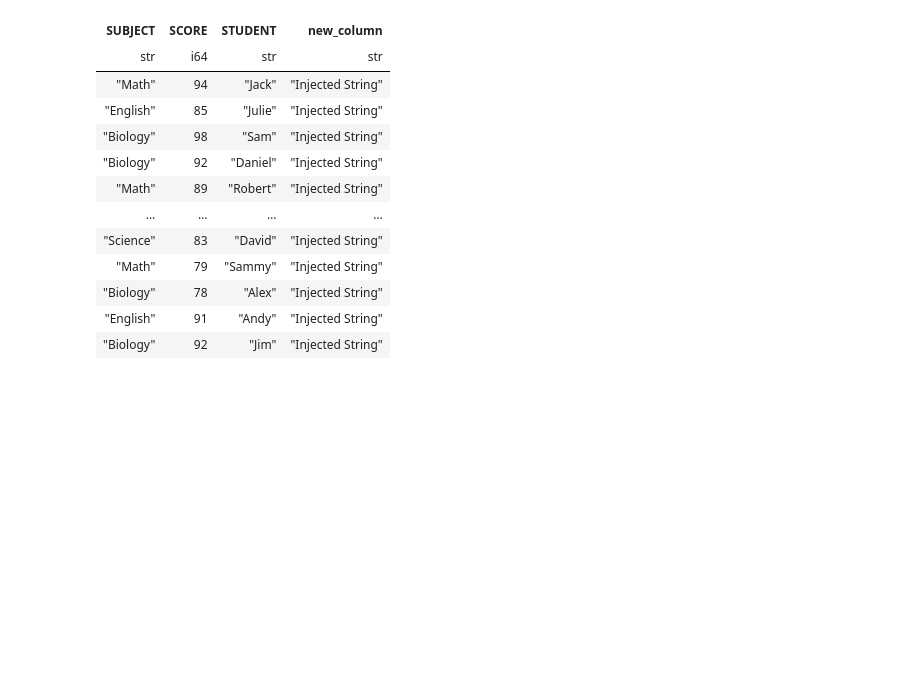
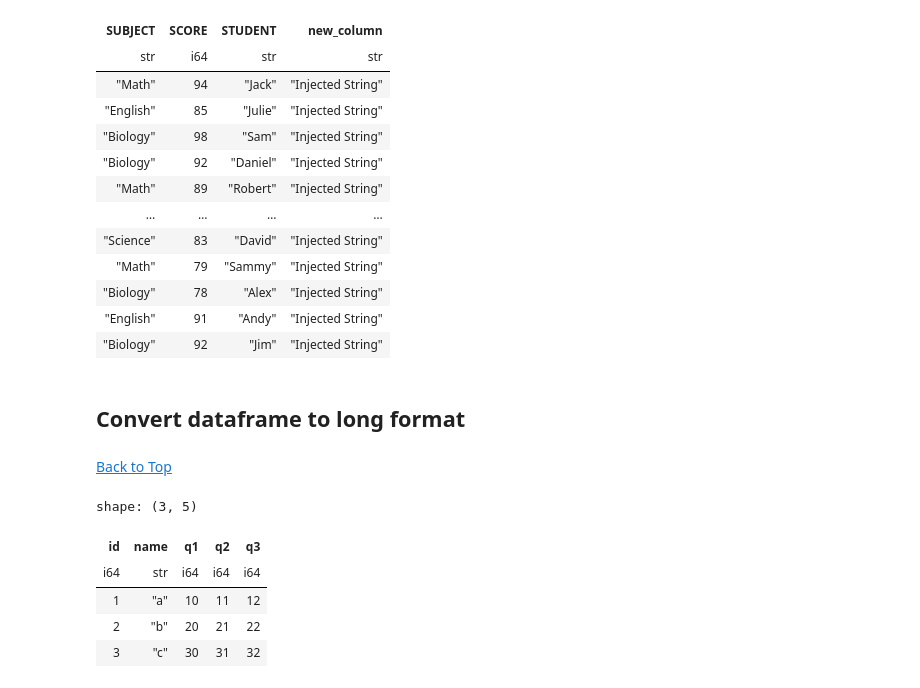
Before and after one commit to pybokeh/jupyter-sql, a Jupyter notebook: polars/Polars_Cheat_Sheet.ipynb, the cells around one changed output. Drawn from its saved outputs; the diff is of its cells as text; code cells hidden in the pictures; blank space fills up the shorter version.

```diff
--- a/polars/Polars_Cheat_Sheet.ipynb
+++ b/polars/Polars_Cheat_Sheet.ipynb
@@ -738,3 +739,7 @@ shape: (12, 4)
 | "Biology" | 78 | "Alex" | "Injected String" |
 | "English" | 91 | "Andy" | "Injected String" |
 | "Biology" | 92 | "Jim" | "Injected String" |
+# %% [markdown]
+## Convert dataframe to long format
+# %% [markdown]
+[Back to Top](#Table-Of-Contents)
@@ -740,0 +756,9 @@ shape: (12, 4)
+# %%
+df
+# %% [output]
+shape: (3, 5)
+| id | name | q1 | q2 | q3 |
+| i64 | str | i64 | i64 | i64 |
+| 1 | "a" | 10 | 11 | 12 |
+| 2 | "b" | 20 | 21 | 22 |
+| 3 | "c" | 30 | 31 | 32 |
```
Also changed, not shown: parts of 12 cells of this notebook.
